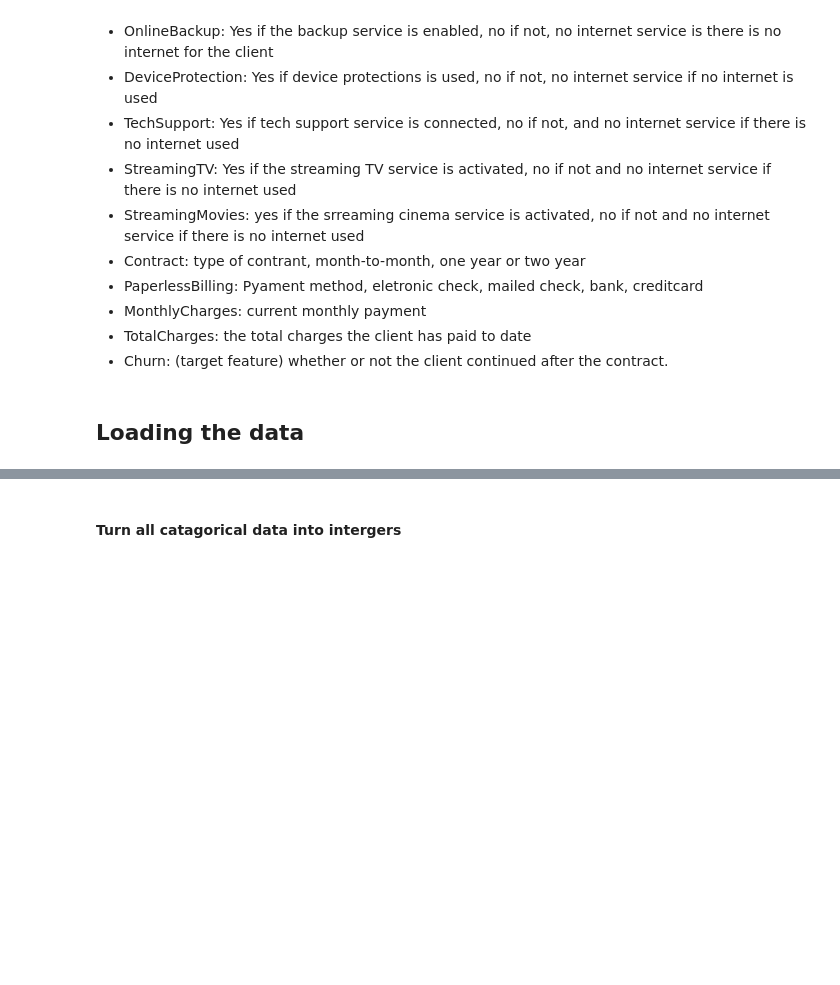
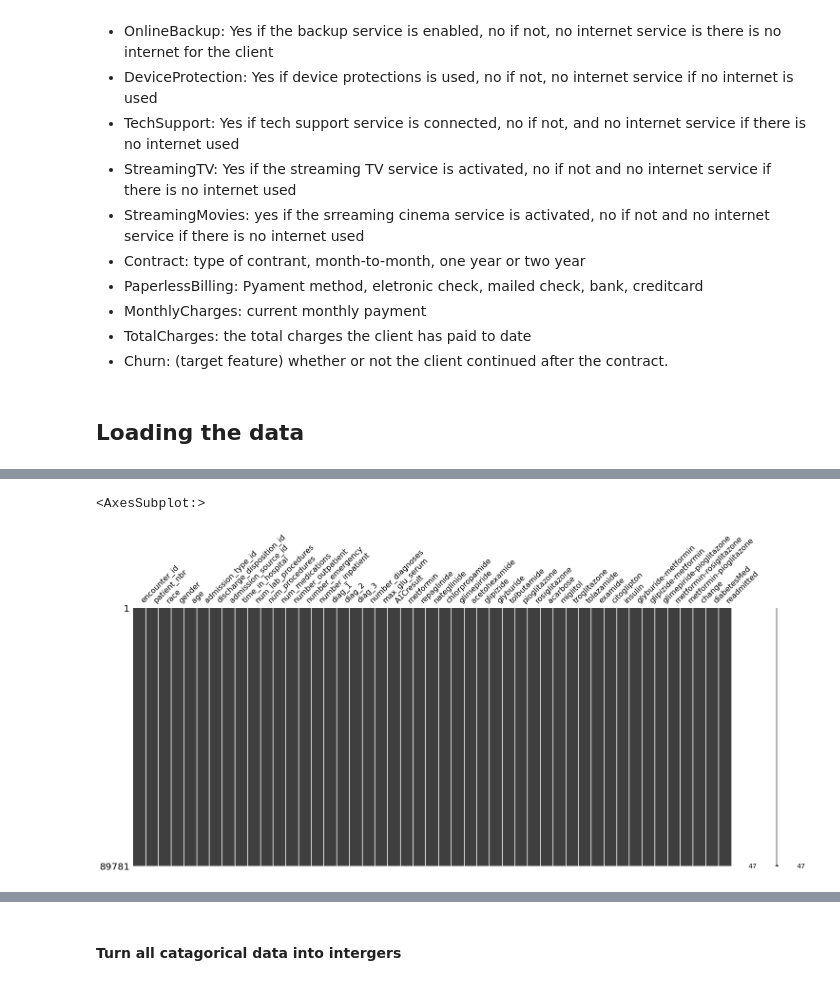
Before and after one commit to nlarsensmu/Wide-and-Deep-NN, a Jupyter notebook: Steven.ipynb, the cells around one changed output, grey strips where cells are left out. Cells and saved outputs as stored; diff of their text form; code cells hidden in the pictures; blank space fills up the shorter version.

```diff
--- a/Steven.ipynb
+++ b/Steven.ipynb
@@ -86,0 +115,9 @@ X_test_df.reset_index()
+# %%
+for col in df_original.columns:
+    df_original = df_original[df_original[col].notnull()]
+df_original = df_original[df_original.gender != 'Unknown/Invalid']
+
+mn.matrix(df_original)
+# %% [output]
+<AxesSubplot:>
+[figure, added]
```
Also changed, not shown: parts of 28 cells of this notebook.
